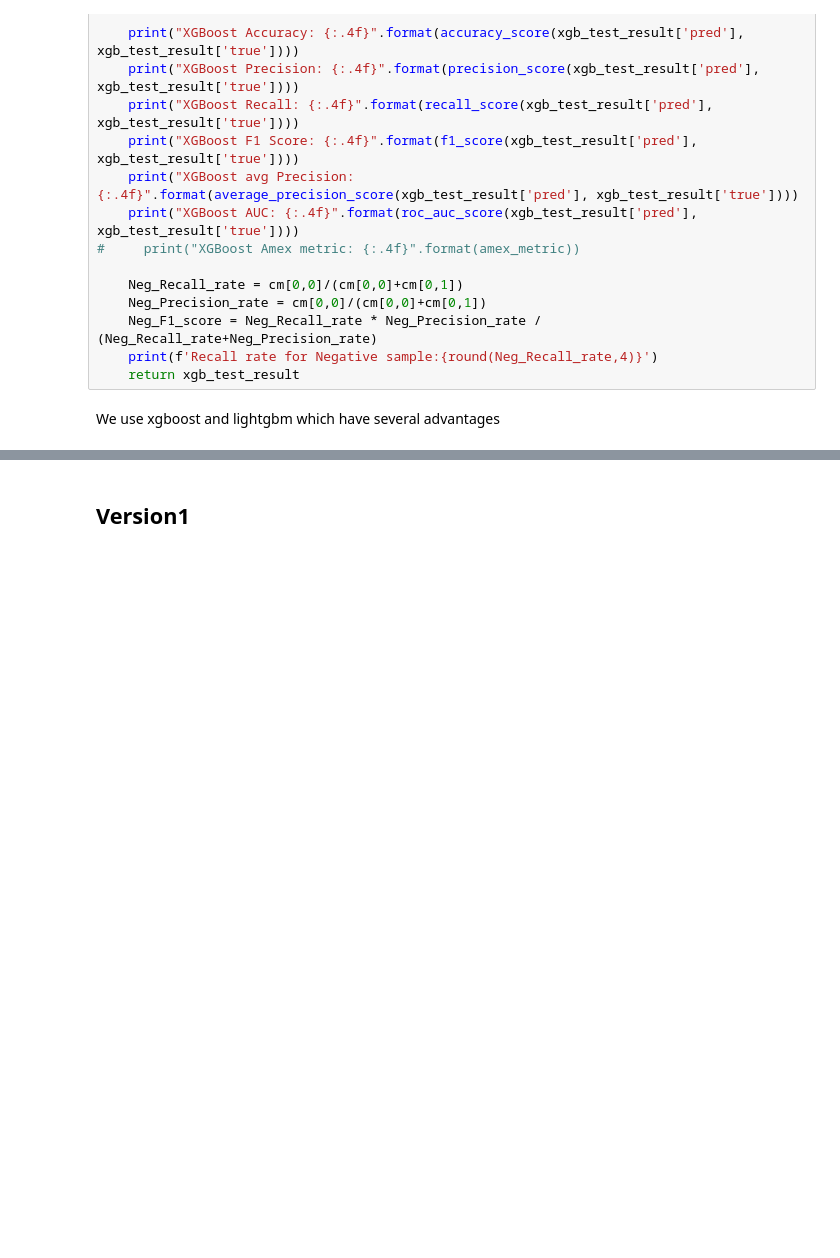
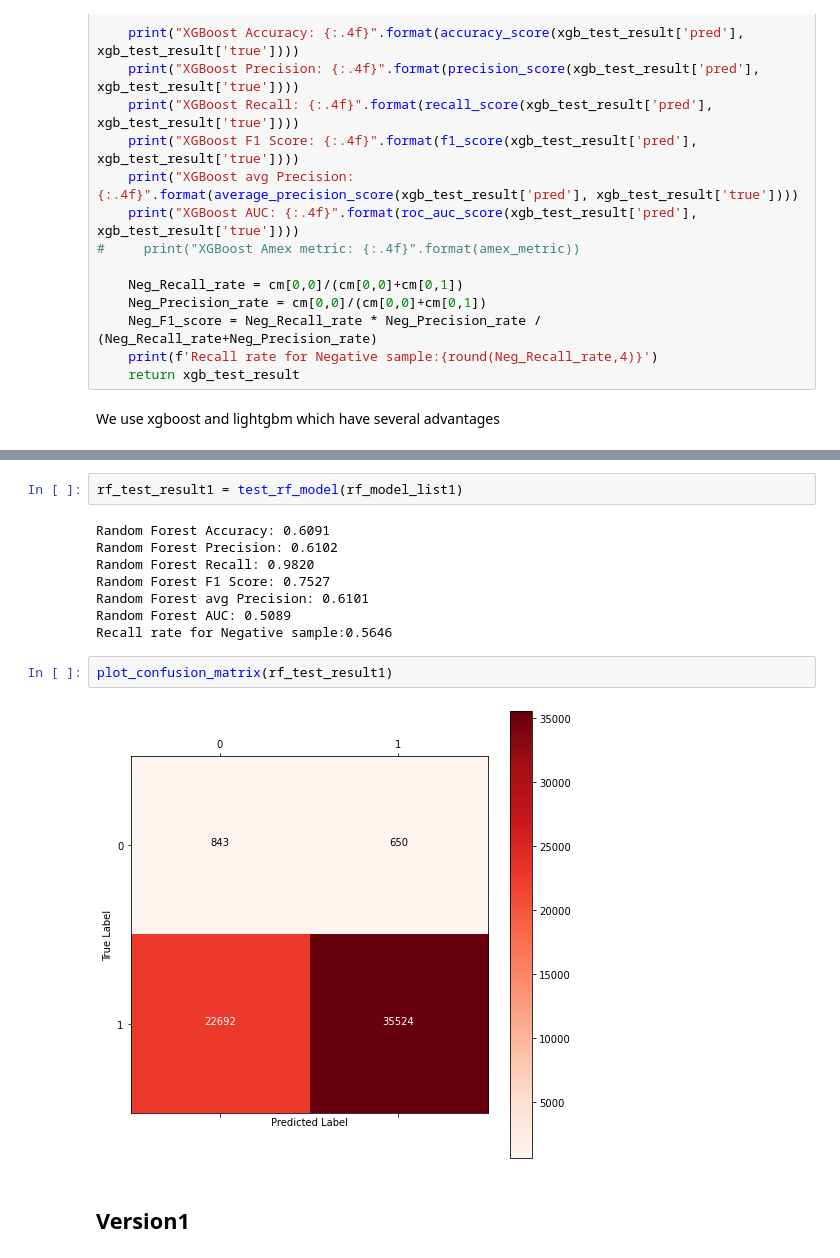
Before and after one commit to pkuWu/2023_MLF_Project, a Jupyter notebook: Final.ipynb, the cells around one changed output, grey strips where cells are left out. Drawn from its saved outputs; the diff is of its cells as text; blank space fills up the shorter version.

```diff
--- a/Baseline.ipynb
+++ b/Final.ipynb
@@ -256,3 +400,17 @@ We use xgboost and lightgbm which have several advantages
+# %%
+rf_test_result1 = test_rf_model(rf_model_list1)
+# %% [output]
+Random Forest Accuracy: 0.6091
+Random Forest Precision: 0.6102
+Random Forest Recall: 0.9820
+Random Forest F1 Score: 0.7527
+Random Forest avg Precision: 0.6101
+Random Forest AUC: 0.5089
+Recall rate for Negative sample:0.5646
+# %%
+plot_confusion_matrix(rf_test_result1)
+# %% [output]
+[figure, added]
 # %% [markdown]
 ## Version1
 # %% [markdown]
```
Also changed, not shown: parts of 17 cells of this notebook.
